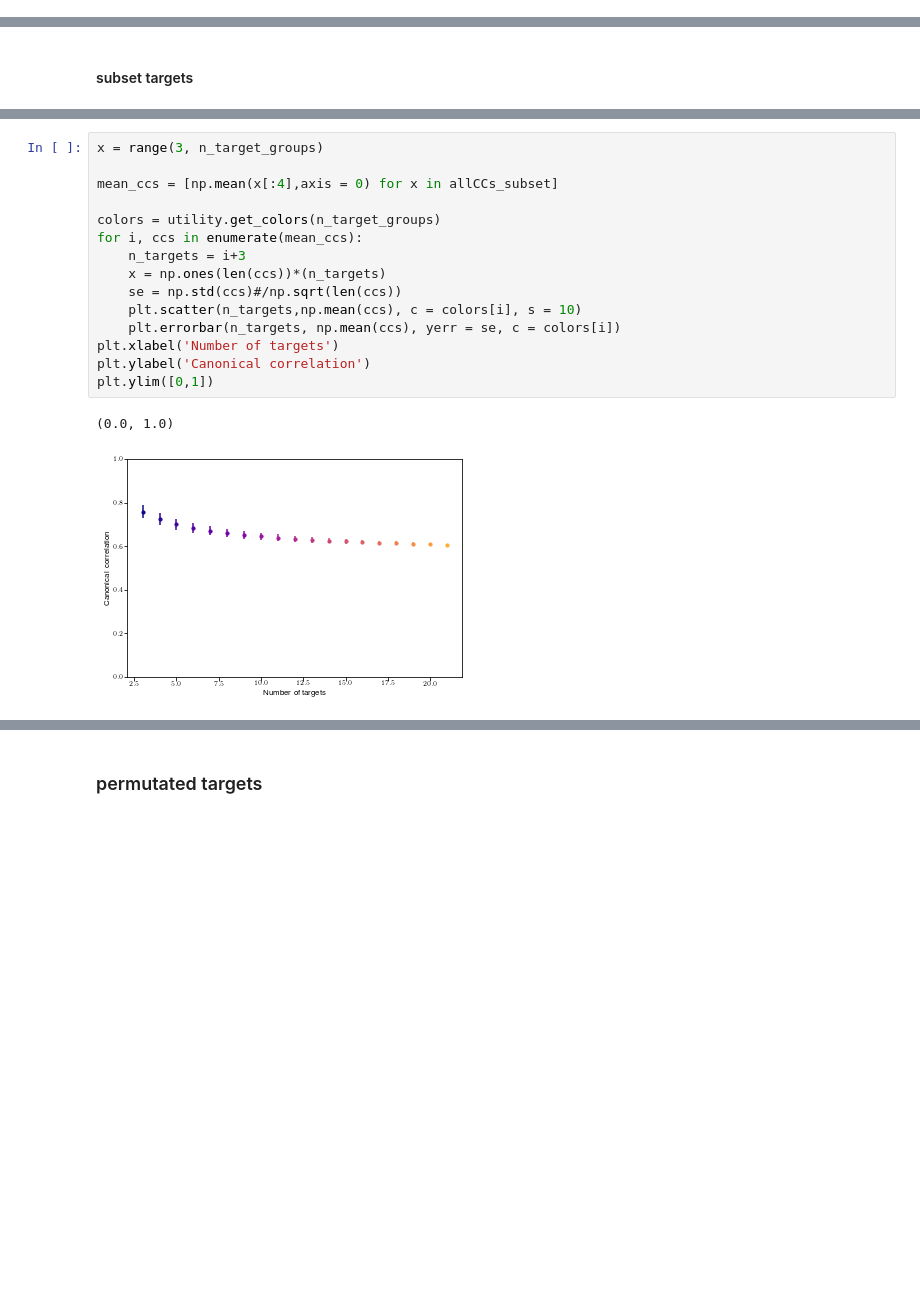
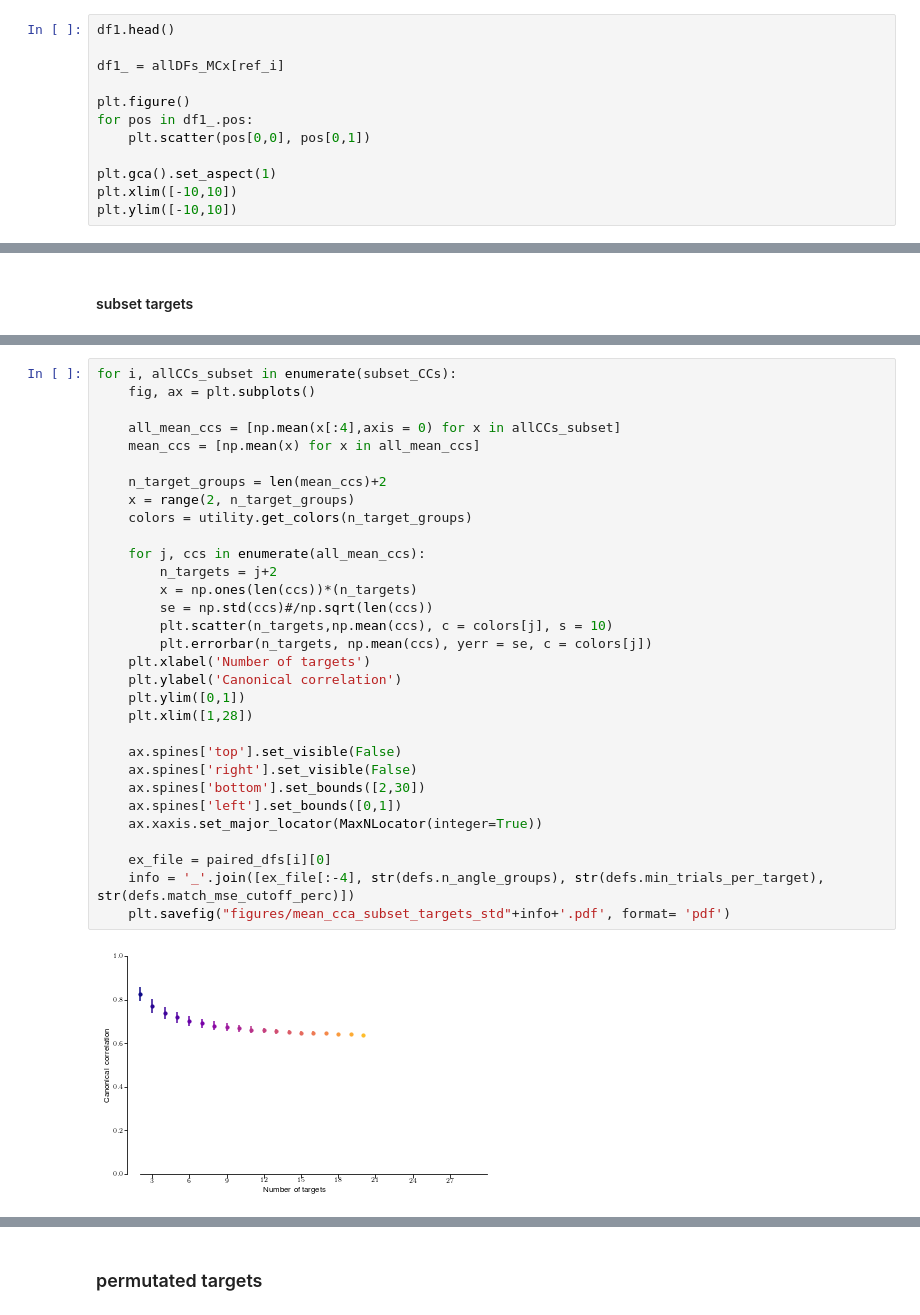
Before and after one commit to AtMostafa/multi-animal-alignment, a Jupyter notebook: random_walk/cca.ipynb, the cells around one changed output, grey strips where cells are left out. Saved outputs shown, nothing was run; the diff lists cells and outputs as text; blank space fills up the shorter version.

Commit message:
analyses for subsetting target groups

```diff
--- a/random_walk/cca.ipynb
+++ b/random_walk/cca.ipynb
@@ -119,0 +127,12 @@ df2 = allDFs_exec_MCx[ex_i]
+# %%
+df1.head()
+
+df1_ = allDFs_MCx[ref_i]
+
+plt.figure()
+for pos in df1_.pos:
+    plt.scatter(pos[0,0], pos[0,1])
+
+plt.gca().set_aspect(1)
+plt.xlim([-10,10])
+plt.ylim([-10,10])
@@ -360,18 +418,33 @@ for ex_file, df1_, df2_ in paired_dfs:
 # %%
-x = range(3, n_target_groups)
+for i, allCCs_subset in enumerate(subset_CCs):
+    fig, ax = plt.subplots()
 
-mean_ccs = [np.mean(x[:4],axis = 0) for x in allCCs_subset]
+    all_mean_ccs = [np.mean(x[:4],axis = 0) for x in allCCs_subset]
+    mean_ccs = [np.mean(x) for x in all_mean_ccs]
 
-colors = utility.get_colors(n_target_groups)
-for i, ccs in enumerate(mean_ccs):
-    n_targets = i+3
-    x = np.ones(len(ccs))*(n_targets)
-    se = np.std(ccs)#/np.sqrt(len(ccs))
-    plt.scatter(n_targets,np.mean(ccs), c = colors[i], s = 10)
-    plt.errorbar(n_targets, np.mean(ccs), yerr = se, c = colors[i])
-plt.xlabel('Number of targets')
-plt.ylabel('Canonical correlation')
-plt.ylim([0,1])
+    n_target_groups = len(mean_ccs)+2
+    x = range(2, n_target_groups)
+    colors = utility.get_colors(n_target_groups)
+
+    for j, ccs in enumerate(all_mean_ccs):
+        n_targets = j+2
+        x = np.ones(len(ccs))*(n_targets)
+        se = np.std(ccs)#/np.sqrt(len(ccs))
+        plt.scatter(n_targets,np.mean(ccs), c = colors[j], s = 10)
+        plt.errorbar(n_targets, np.mean(ccs), yerr = se, c = colors[j])
+    plt.xlabel('Number of targets')
+    plt.ylabel('Canonical correlation')
+    plt.ylim([0,1])
+    plt.xlim([1,28])
+
+    ax.spines['top'].set_visible(False)
+    ax.spines['right'].set_visible(False)
+    ax.spines['bottom'].set_bounds([2,30])
+    ax.spines['left'].set_bounds([0,1])
+    ax.xaxis.set_major_locator(MaxNLocator(integer=True))
+
+    ex_file = paired_dfs[i][0]
+    info = '_'.join([ex_file[:-4], str(defs.n_angle_groups), str(defs.min_trials_per_target), str(defs.match_mse_cutoff_perc)])
+    plt.savefig("figures/mean_cca_subset_targets_std"+info+'.pdf', format= 'pdf')
 # %% [output]
-(0.0, 1.0)
-[figure, old version]
+[figure, new version]
```
Also changed, not shown: parts of 11 cells of this notebook, 1 other file.
